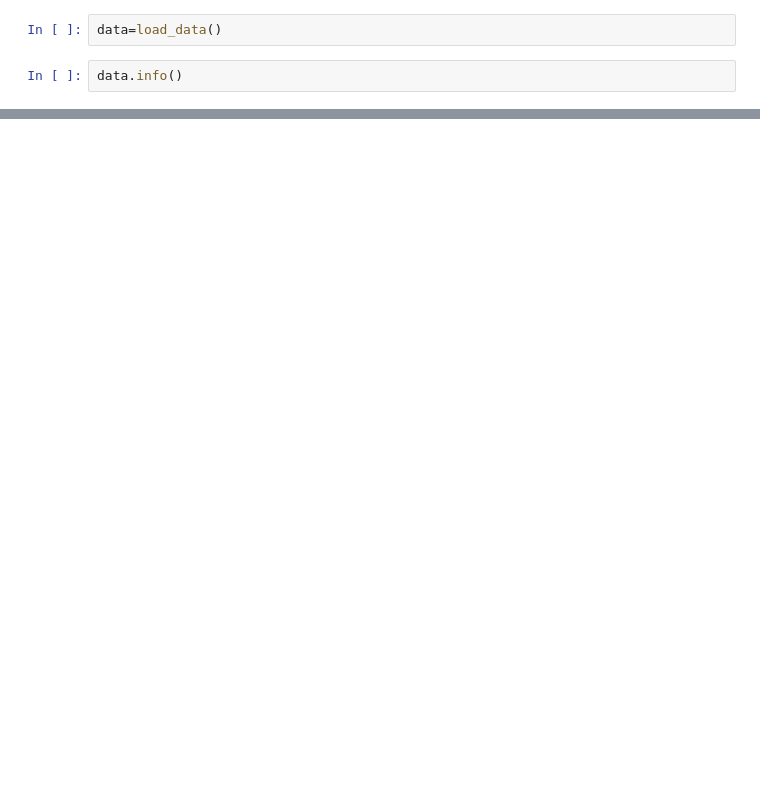
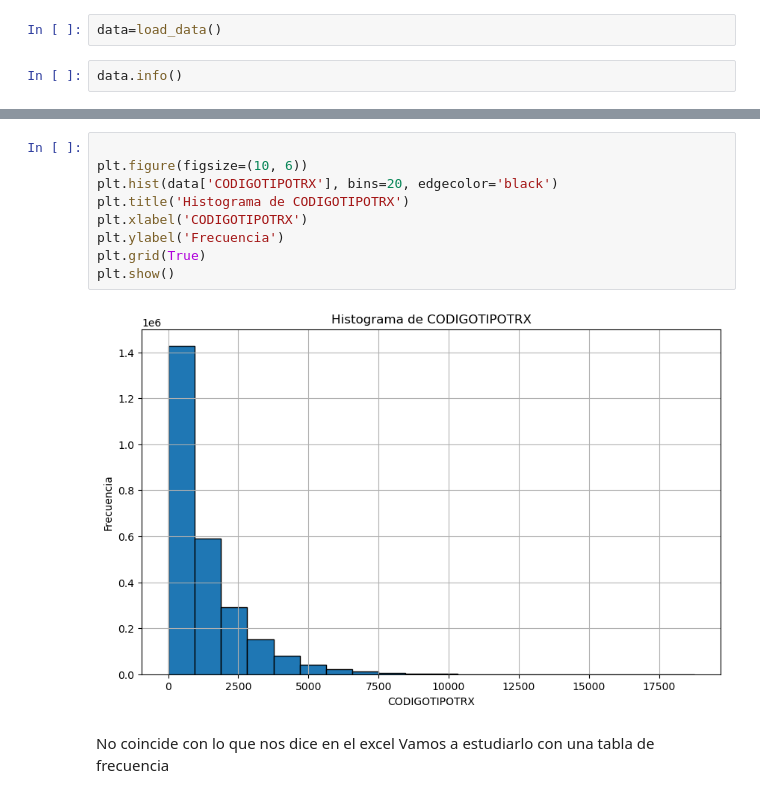
Before and after one commit to Ign4cho/ProyectoBI, a Jupyter notebook: EDA.ipynb, the cells around one changed output, grey strips where cells are left out. Drawn from its saved outputs; the diff is of its cells as text; blank space fills up the shorter version.

```diff
--- a/EDA.ipynb
+++ b/EDA.ipynb
@@ -134,0 +150,14 @@ print(df.head())
+# %%
+
+plt.figure(figsize=(10, 6))
+plt.hist(data['CODIGOTIPOTRX'], bins=20, edgecolor='black')
+plt.title('Histograma de CODIGOTIPOTRX')
+plt.xlabel('CODIGOTIPOTRX')
+plt.ylabel('Frecuencia')
+plt.grid(True)
+plt.show()
+# %% [output]
+[figure, added]
+# %% [markdown]
+No coincide con lo que nos dice en el excel
+Vamos a estudiarlo con una tabla de frecuencia
```
Also changed, not shown: parts of 14 cells of this notebook.
